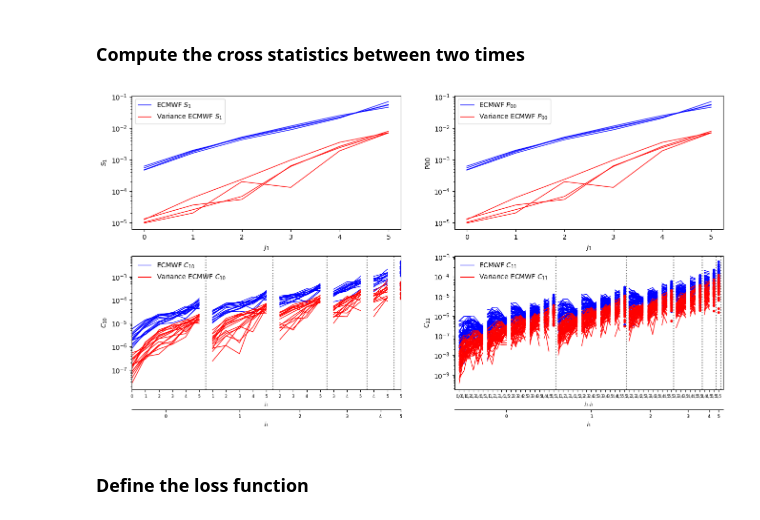
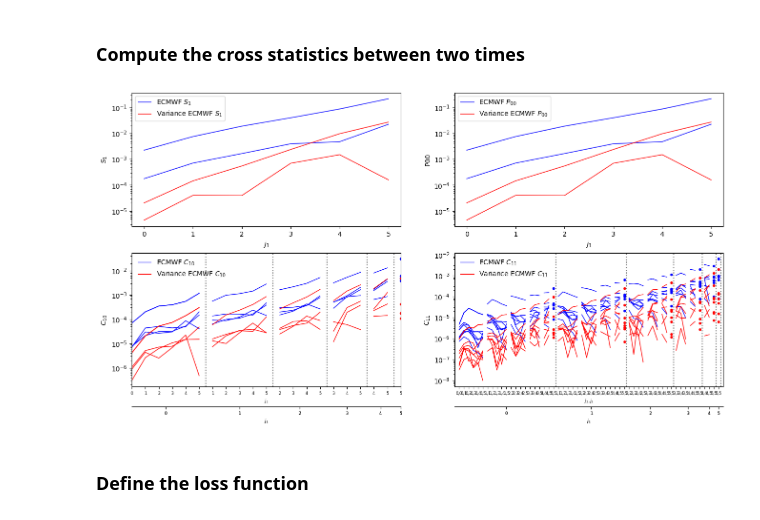
Before and after one commit to IAOCEA/demo-foscat-pangeo-eosc, a Jupyter notebook: ForecastECMWF.ipynb, the cells around one changed output. Drawn from its saved outputs; the diff is of its cells as text; code cells hidden in the pictures.

```diff
--- a/ForecastECMWF.ipynb
+++ b/ForecastECMWF.ipynb
@@ -176,11 +176,13 @@ Init Wave  32
 # %% [markdown]
 ### Compute the cross statistics between two times
 # %%
-ref,sref=scat_op.eval(heal_im_1,image2=heal_im_2,calc_var=True)
+ref,sref=scat_op.eval(heal_im_0,image2=heal_im_1,calc_var=True)
+ref=ref.fft_ang()
+sref=sref.fft_ang()
 ref.plot(name='ECMWF',color='b')
 sref.plot(name='Variance ECMWF',color='r',hold=False)
 # %% [output]
-[figure, old version]
+[figure, new version]
 # %% [markdown]
 ### Define the loss function
 # %%
```
Also changed, not shown: parts of 9 cells of this notebook, 1 other file.
